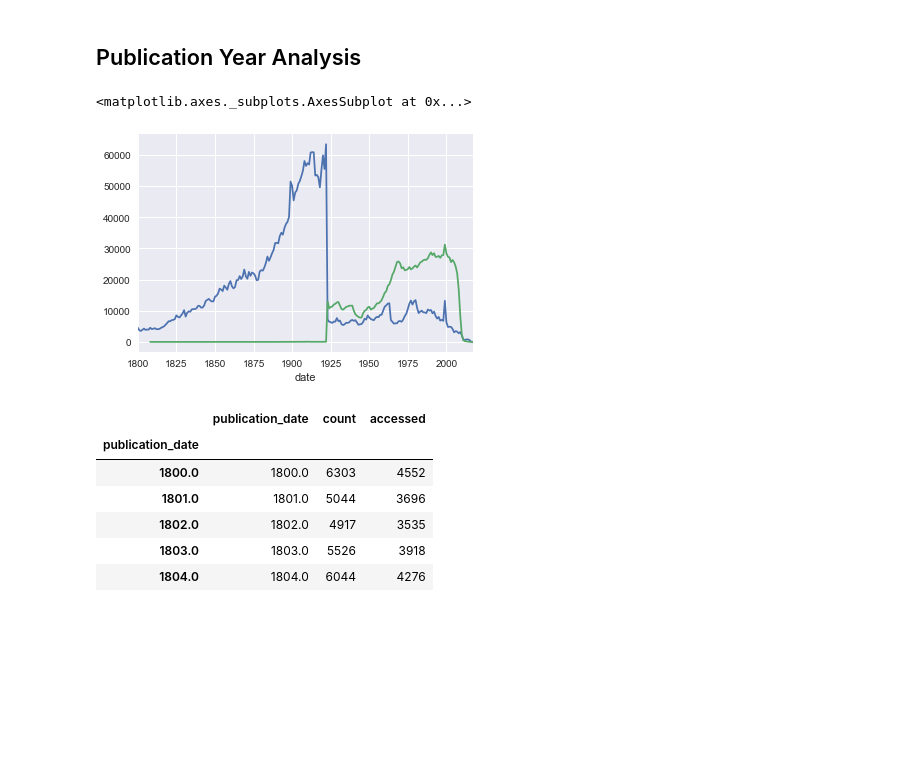
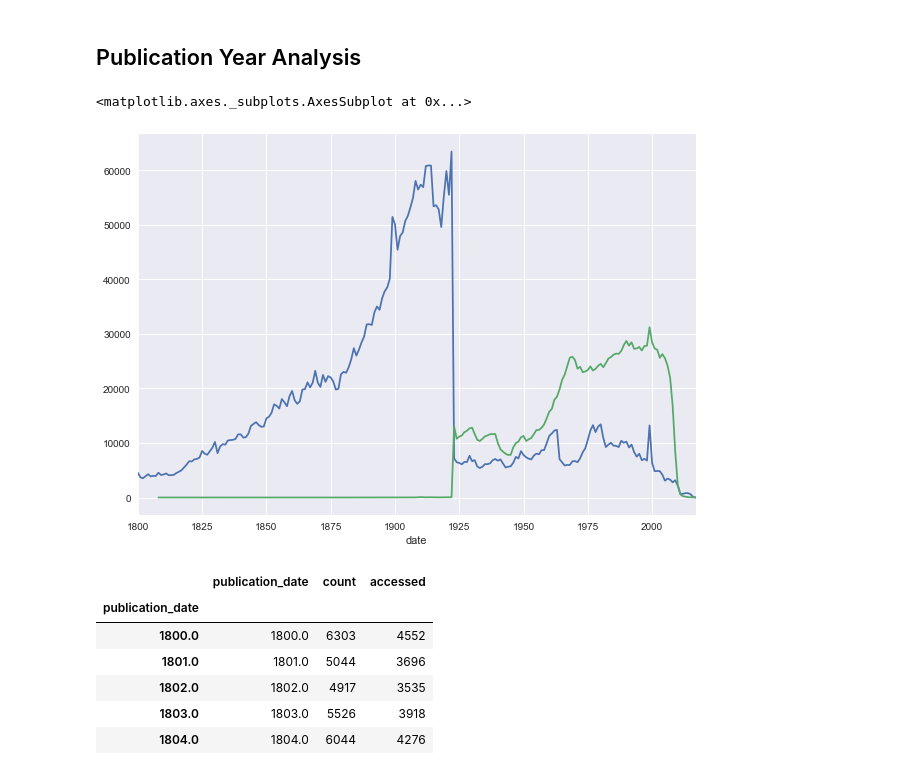
Before and after one commit to hadro/hathi_analysis, a Jupyter notebook: HathiTrust_analytics_v2.ipynb, the cells around one changed output. Cells and saved outputs as stored; diff of their text form; code cells hidden in the pictures; blank space fills up the shorter version.

```diff
--- a/HathiTrust_analytics_v2.ipynb
+++ b/HathiTrust_analytics_v2.ipynb
@@ -412,10 +412,10 @@ deny_years = deny[(deny.date > 1799) & (deny.date < 2018)].groupby('date')['id']
 # %%
 #all_years.plot()
 allow_years.plot()
-deny_years.plot()
+deny_years.plot(figsize=(10,7))
 # %% [output]
 <matplotlib.axes._subplots.AxesSubplot at 0x...>
-[figure, old version]
+[figure, new version]
 # %%
 #This grabs all dates from the postgres DB to some data analysis and historgrams, etc.
 
```
Also changed, not shown: parts of 4 cells of this notebook.
